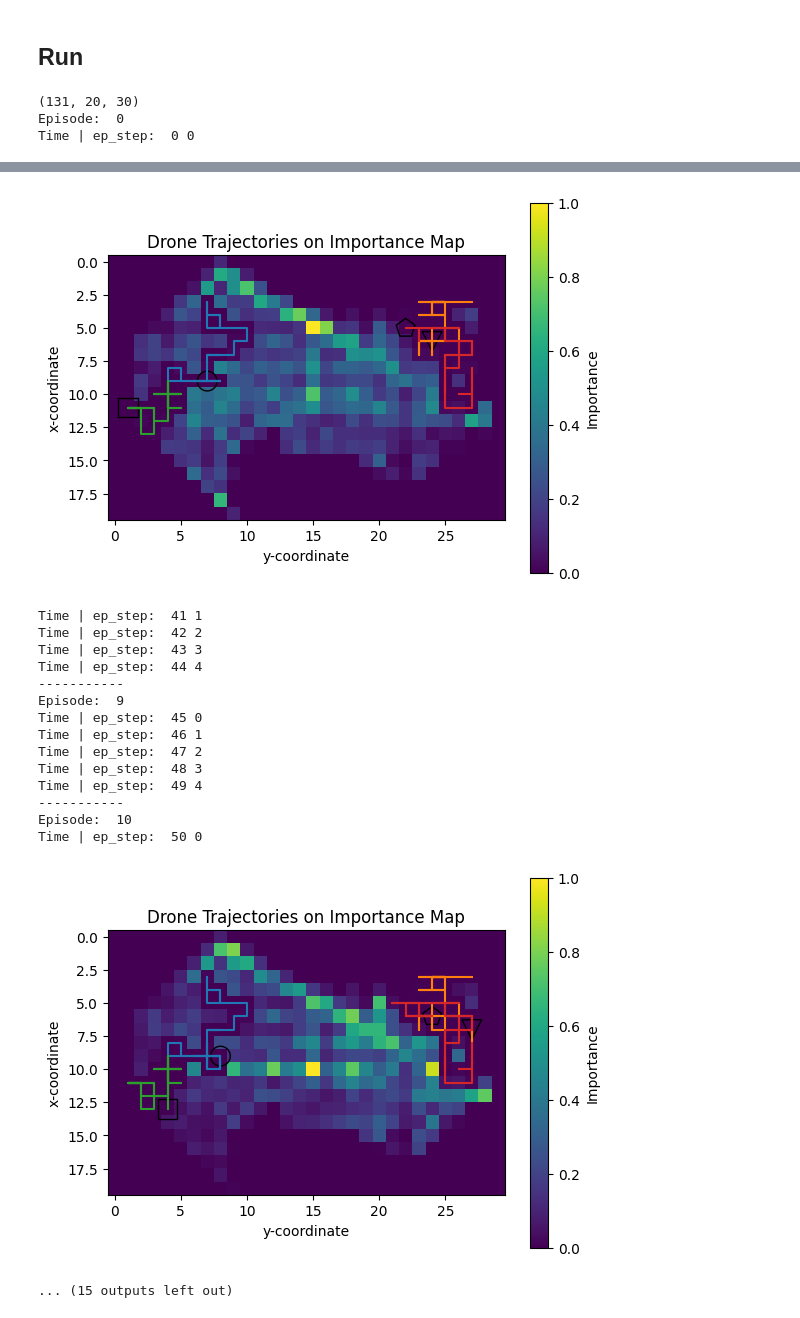
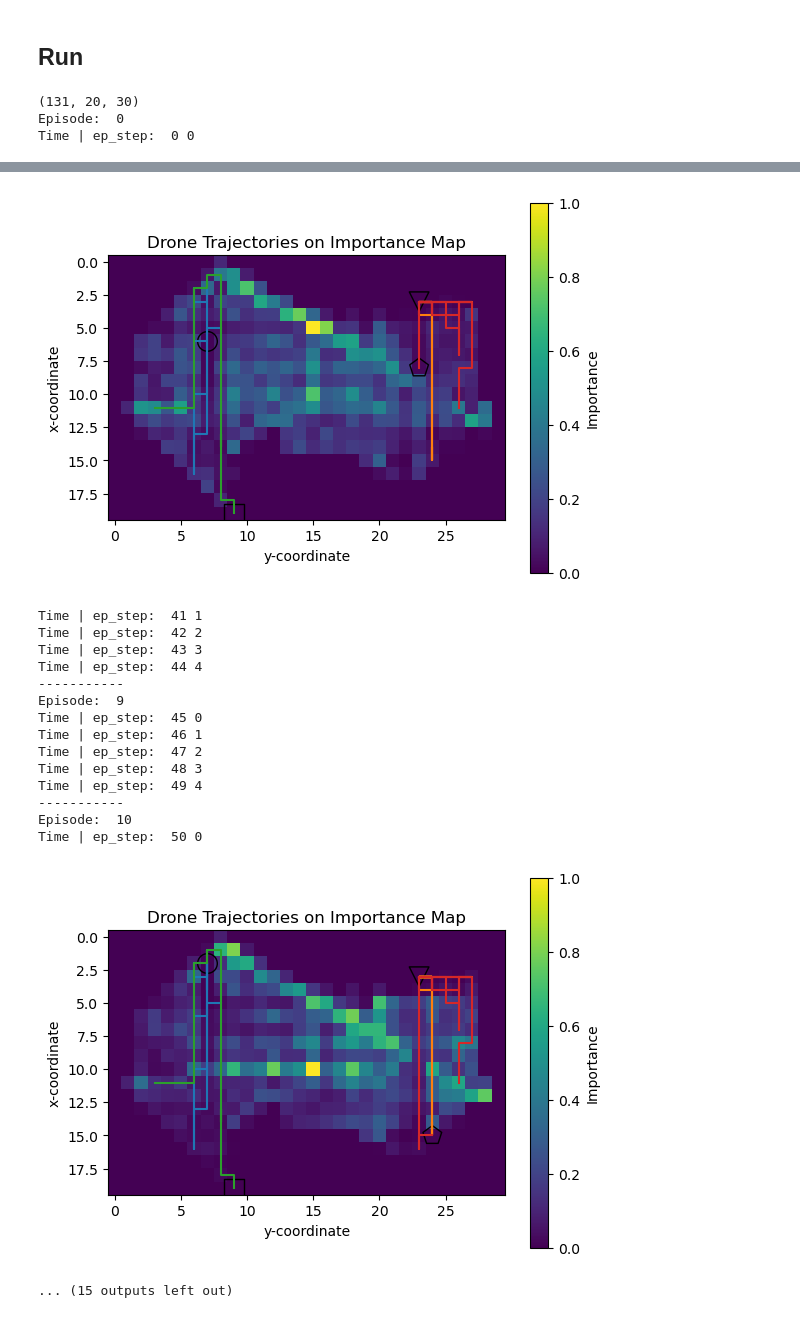
Before and after one commit to koenga/Projet-CE-1, a Jupyter notebook: REAL DATA/Main.ipynb, the cells around one changed output, grey strips where cells are left out. Cells and saved outputs as stored; diff of their text form; code cells hidden in the pictures.

```diff
--- a/REAL DATA/Main.ipynb
+++ b/REAL DATA/Main.ipynb
@@ -17,12 +17,12 @@ os.environ["KMP_DUPLICATE_LIB_OK"] = "TRUE"
 # Path to load the data
 
 # Amélie
-link = r"D:\EPFL\MA2\Projet\Code\Data\datasets\simbarca\all_agg"
-df_link = pd.read_csv(r"D:\EPFL\MA2\Projet\Code\Data\datasets\simbarca\all_agg\metadata\link_bboxes_clustered.csv")
+# link = r"D:\EPFL\MA2\Projet\Code\Data\datasets\simbarca\all_agg"
+# df_link = pd.read_csv(r"D:\EPFL\MA2\Projet\Code\Data\datasets\simbarca\all_agg\metadata\link_bboxes_clustered.csv")
 
 # Amélie PC
-# link = r"E:\datasets\simbarca\all_agg"
-# df_link = pd.read_csv(r"E:\datasets\simbarca\all_agg\metadata\link_bboxes_clustered.csv")
+link = r"E:\datasets\simbarca\all_agg"
+df_link = pd.read_csv(r"E:\datasets\simbarca\all_agg\metadata\link_bboxes_clustered.csv")
 
 # # Orane
 # link = r"C:\Users\orane\Documents\EPFL\GC\Master\MA2\Projet LUTS\all_agg\datasets\simbarca\all_agg"
@@ -114,18 +114,18 @@ def run(link, df_link, File, id = 'pred_vdist', mode = 'random', load = True, pr
 
         #------------- MOVE -------------------------------------------------------------------------------------
             if mode == 'random':
-                list_of_actions = F.move_drones_random(list_of_drone_states, list_of_observations, discount_param=0.1, recover_param=0)
+                list_of_actions = F.move_drones_random(list_of_drone_states, list_of_observations, discount_param=0.1, recover_param=0.025)
             elif mode == 'greedy':
-                list_of_actions = F.move_drones_greedy(list_of_drone_states, list_of_observations, discount_param=0.1, recover_param=0)
+                list_of_actions = F.move_drones_greedy(list_of_drone_states, list_of_observations, discount_param=0.1, recover_param=0.025)
             elif mode == 'zigzag':
                 list_of_actions = F.move
             else:
                 if t_curr > ep_len:
                     # function works the same for GRU or LSTM, it is just not the same policy network used
-                    list_of_actions = F.move_drones_LSTM(list_of_drone_states, list_of_observations, discount_param=0.1, recover_param=0)
+                    list_of_actions = F.move_drones_LSTM(list_of_drone_states, list_of_observations, discount_param=0.1, recover_param=0.025)
 
                 else:
-                    list_of_actions = F.move_drones_random(list_of_drone_states, list_of_observations, discount_param=0.1, recover_param=0)
+                    list_of_actions = F.move_drones_random(list_of_drone_states, list_of_observations, discount_param=0.1, recover_param=0.025)
 
             #--------------------------------------------------------------------------------------------------------------------
 
@@ -180,7 +180,7 @@ def run(link, df_link, File, id = 'pred_vdist', mode = 'random', load = True, pr
 ## Run
 # %%
 # Set mode: random, greedy, gru
-mode = 'random'
+mode = 'gru'
 
 pretrained_folder = r'\GRU_13_2_20000iter REAL all files good traj.pth' # r'\GRU_128_3_10000iter.pth'
 
@@ -238,31 +238,31 @@ Time | ep_step:  30 0
 Time | ep_step:  31 1
 Time | ep_step:  32 2
 Time | ep_step:  33 3
 Time | ep_step:  34 4
 -----------
 Episode:  7
 Time | ep_step:  35 0
 Time | ep_step:  36 1
 Time | ep_step:  37 2
 Time | ep_step:  38 3
 Time | ep_step:  39 4
 -----------
 Episode:  8
 Time | ep_step:  40 0
-[figure, old version]
+[figure, new version]
 Time | ep_step:  41 1
 Time | ep_step:  42 2
 Time | ep_step:  43 3
 Time | ep_step:  44 4
 -----------
 Episode:  9
 Time | ep_step:  45 0
 Time | ep_step:  46 1
 Time | ep_step:  47 2
 Time | ep_step:  48 3
 Time | ep_step:  49 4
 -----------
 Episode:  10
 Time | ep_step:  50 0
-[figure, old version]
+[figure, new version]
 ... (15 outputs left out)
```
Also changed, not shown: parts of 1 cell of this notebook, 19 other files.
